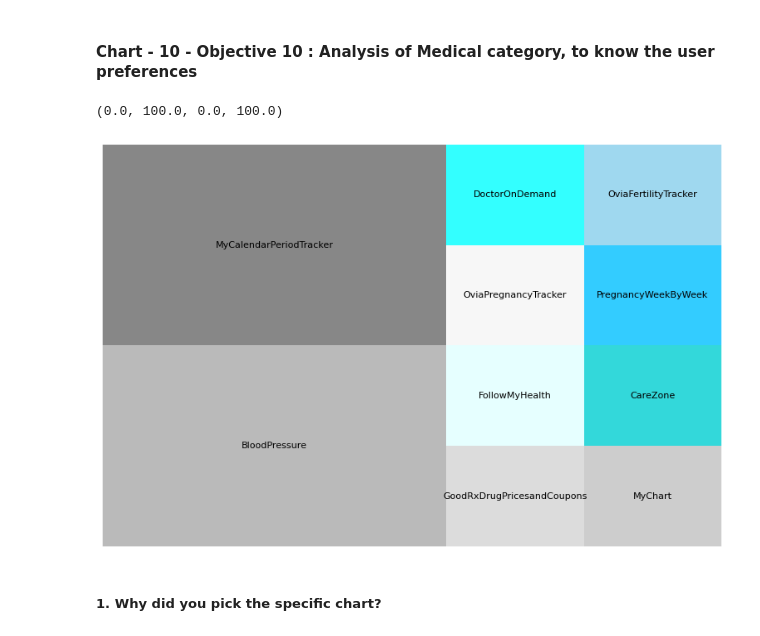
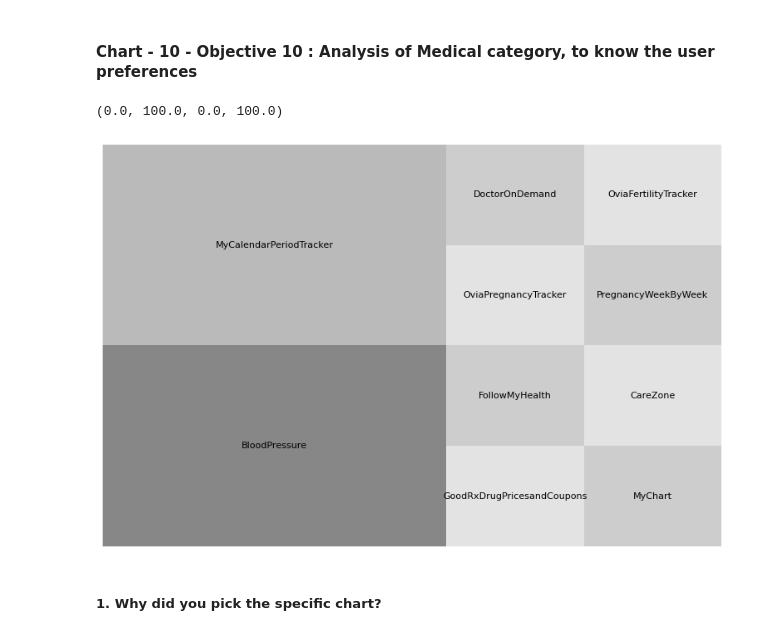
Before and after one commit to Harivignesh06/Project---Python, a Jupyter notebook: Harivignesh's_EDA_Project.ipynb, the cells around one changed output. Drawn from its saved outputs; the diff is of its cells as text; code cells hidden in the pictures.

```diff
--- a/Harivignesh's_EDA_Project.ipynb
+++ b/Harivignesh's_EDA_Project.ipynb
@@ -1151,16 +1115,17 @@ Yes, we have a positive business insight in which users are actively engaging wi
 # %%
 # Chart - 10 visualization code
 
 # Showing the Visual using Treemap
 plt.figure(figsize=(12,8), dpi= 80)
 
 squarify.plot(sizes=df10_['Installs'], label=df10_['App'],
-              color=["darkgrey", "dimgray","lightgrey","silver","lightcyan","darkturquoise","whitesmoke","deepskyblue","cyan","skyblue"], alpha=.8 )
+              color=[ "dimgray","darkgray","gainsboro","silver","silver","gainsboro","gainsboro",
+                       "silver","silver","gainsboro"], alpha=.8 )
 
 plt.axis('off')
 # %% [output]
 (0.0, 100.0, 0.0, 100.0)
-[figure, old version]
+[figure, new version]
 # %% [markdown]
 ##### 1. Why did you pick the specific chart?
 # %% [markdown]
```
Also changed, not shown: parts of 14 cells of this notebook.
